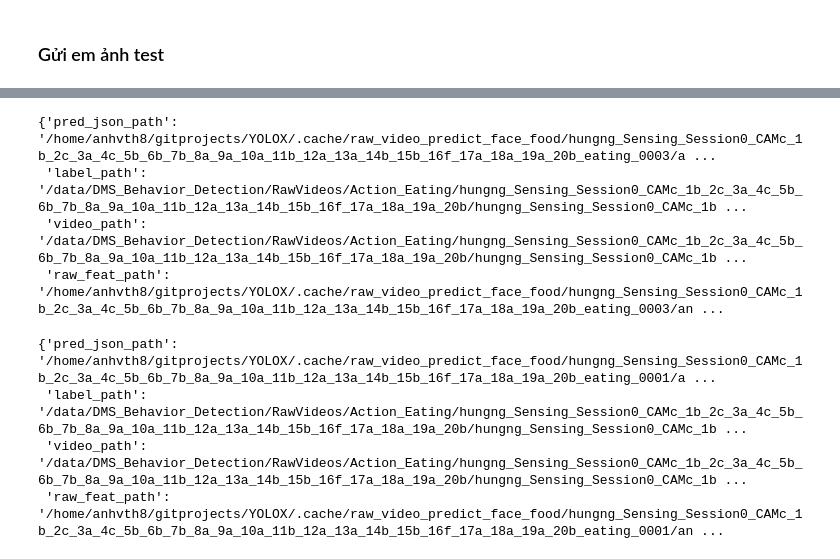
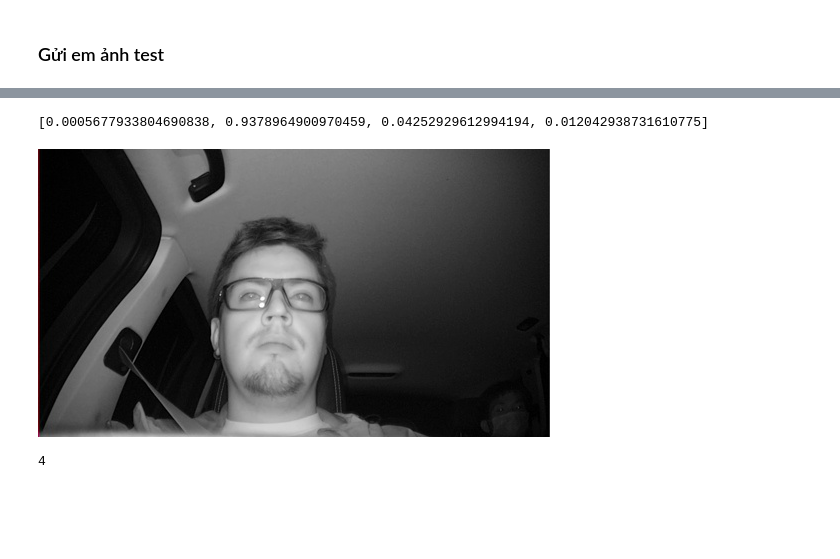
Before and after one commit to anhvth/YOLOX, a Jupyter notebook: decision_tree_eating.ipynb, the cells around one changed output, grey strips where cells are left out. Drawn from its saved outputs; the diff is of its cells as text; code cells hidden in the pictures; blank space fills up the shorter version.

```diff
--- a/decision_tree_eating.ipynb
+++ b/decision_tree_eating.ipynb
@@ -356,13 +370 @@ from scripts.export_onnx import mb2_yolox, SimpleCLS2D
-# %%
-class ModelWrapper(nn.Module):
-    def __init__(self):
-        super().__init__()
-        self.mb2_yolox = mb2_yolox.requires_grad_(False)
-        self.classifier = SimpleCLS2D()
-
-    def forward(self, img):
-        self.mb2_yolox.eval()
-        x = self.mb2_yolox(img)
-        x = self.classifier(x)
-        return x
 # %%
@@ -456,5 +455,5 @@ class TriStageExp(BaseExp):
                           )
 
 exp = TriStageExp(exp_name=f'simple_nn/{INP_SHAPE_STR}', batch_size=256,
-                  num_workers=4, devices=1, model=ModelWrapper(), max_epochs=30,
+                  num_workers=4, devices=1, model=ModelWrapper(), max_epochs=3,
                  loss_fn = nn.functional.binary_cross_entropy_with_logits)
@@ -491,8 +490,8 @@ LOCAL_RANK: 0 - CUDA_VISIBLE_DEVICES: [0,1,2,3,4,5,6,7]
 # %%
 # lit_model = exp.get_model();
 
-# lit_model.load_from_checkpoint('lightning_logs/simple_nn/00/ckpts/epoch=6-val_acc=0.74.ckpt', model=lit_model.model)
-# lit_model = lit_model.cuda().requires_grad_(False).eval()
+res = lit_model.load_from_checkpoint('lightning_logs/simple_nn/224_416/24/ckpts/last.ckpt', model=lit_model.model)
+lit_model = lit_model.cuda().requires_grad_(False).eval()
 # %%
 
 
@@ -538,16 +565,15 @@ for json_paths in list_json_paths:
 # %%
 # @torch.inference_mode()
-def predict_model_wrapper(img_path, model, device='cuda'):
-    model.eval().to(device)
+def predict_model_wrapper(img_path, device='cuda'):
+    lit_model.eval().to(device)
     with torch.no_grad():
         img = load_image_tensor(img_path)[None].to(device)
-        probs = lit_model(img).cpu()
-    return probs[0].tolist()
+        probs = lit_model(img).cpu().sigmoid()
+    return probs.squeeze().tolist()
+res = predict_model_wrapper(img_paths[0])
+print(res)
+Image.open(img_paths[0])
+# %% [output]
+[0.0005677933804690838, 0.9378964900970459, 0.04252929612994194, 0.012042938731610775]
+[figure, added]
-# %%
-val_json_paths[0]
-# %% [output]
-{'pred_json_path': '/home/anhvth8/gitprojects/YOLOX/.cache/raw_video_predict_face_food/hungng_Sensing_Session0_CAMc_1b_2c_3a_4c_5b_6b_7b_8a_9a_10a_11b_12a_13a_14b_15b_16f_17a_18a_19a_20b_eating_0003/a ...
- 'label_path': '/data/DMS_Behavior_Detection/RawVideos/Action_Eating/hungng_Sensing_Session0_CAMc_1b_2c_3a_4c_5b_6b_7b_8a_9a_10a_11b_12a_13a_14b_15b_16f_17a_18a_19a_20b/hungng_Sensing_Session0_CAMc_1b ...
- 'video_path': '/data/DMS_Behavior_Detection/RawVideos/Action_Eating/hungng_Sensing_Session0_CAMc_1b_2c_3a_4c_5b_6b_7b_8a_9a_10a_11b_12a_13a_14b_15b_16f_17a_18a_19a_20b/hungng_Sensing_Session0_CAMc_1b ...
- 'raw_feat_path': '/home/anhvth8/gitprojects/YOLOX/.cache/raw_video_predict_face_food/hungng_Sensing_Session0_CAMc_1b_2c_3a_4c_5b_6b_7b_8a_9a_10a_11b_12a_13a_14b_15b_16f_17a_18a_19a_20b_eating_0003/an ...
 # %%
@@ -557,10 +585,5 @@ df
 # print('Num of val', len(val_ids))
 # val_json_paths = [list_json_paths[i] for i in val_ids]
 # # val_json_paths
-json_paths = np.random.choice(val_json_paths)
-json_paths
 # %% [output]
-{'pred_json_path': '/home/anhvth8/gitprojects/YOLOX/.cache/raw_video_predict_face_food/hungng_Sensing_Session0_CAMc_1b_2c_3a_4c_5b_6b_7b_8a_9a_10a_11b_12a_13a_14b_15b_16f_17a_18a_19a_20b_eating_0001/a ...
- 'label_path': '/data/DMS_Behavior_Detection/RawVideos/Action_Eating/hungng_Sensing_Session0_CAMc_1b_2c_3a_4c_5b_6b_7b_8a_9a_10a_11b_12a_13a_14b_15b_16f_17a_18a_19a_20b/hungng_Sensing_Session0_CAMc_1b ...
- 'video_path': '/data/DMS_Behavior_Detection/RawVideos/Action_Eating/hungng_Sensing_Session0_CAMc_1b_2c_3a_4c_5b_6b_7b_8a_9a_10a_11b_12a_13a_14b_15b_16f_17a_18a_19a_20b/hungng_Sensing_Session0_CAMc_1b ...
- 'raw_feat_path': '/home/anhvth8/gitprojects/YOLOX/.cache/raw_video_predict_face_food/hungng_Sensing_Session0_CAMc_1b_2c_3a_4c_5b_6b_7b_8a_9a_10a_11b_12a_13a_14b_15b_16f_17a_18a_19a_20b_eating_0001/an ...
+4
```
Also changed, not shown: parts of 32 cells of this notebook, 4 other files.
